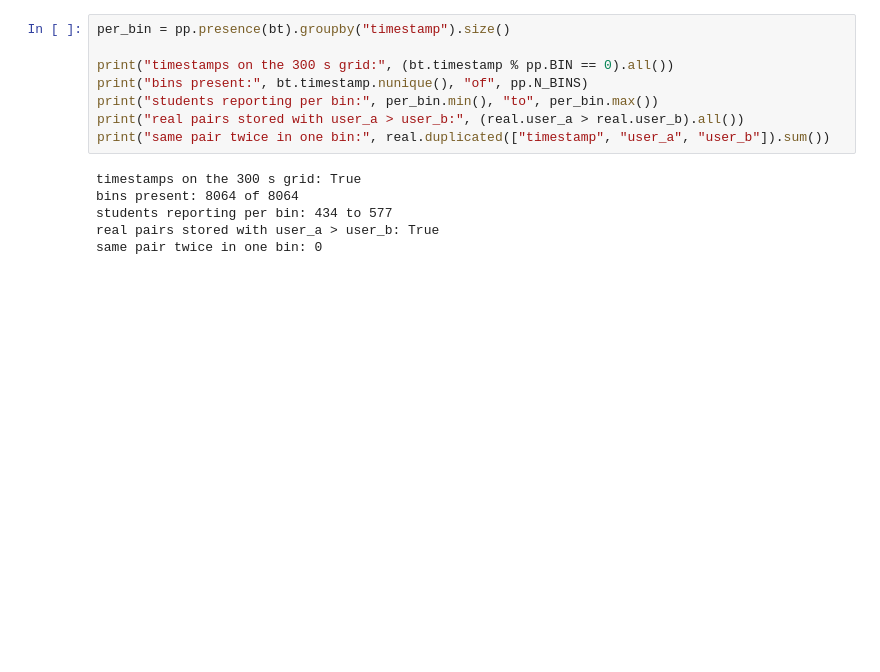
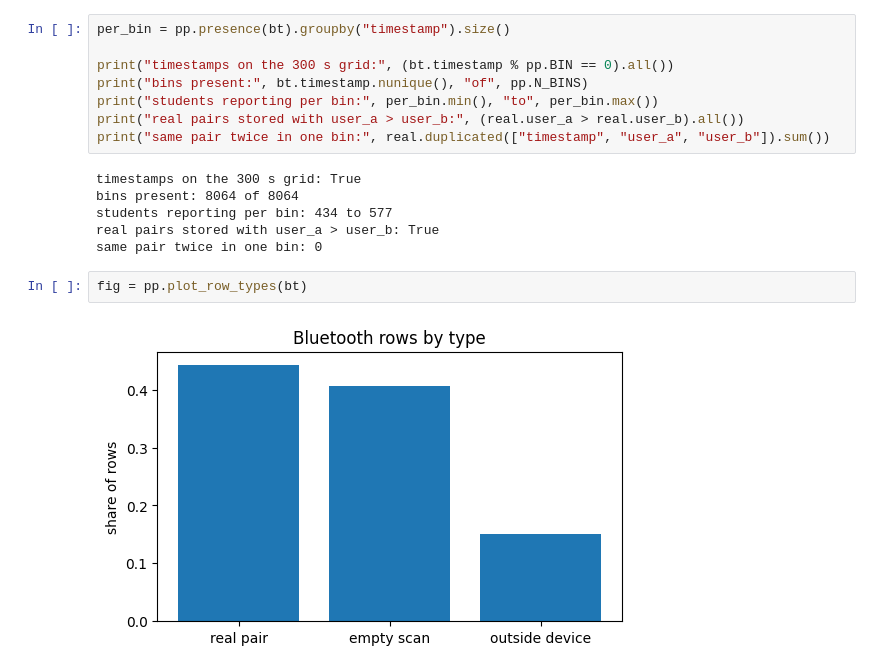
Before and after one commit to s9ib0T/uu-data-mining-1, a Jupyter notebook: notebooks/preprocess.ipynb, the cells around one changed output. Drawn from its saved outputs; the diff is of its cells as text; blank space fills up the shorter version.

Commit message:
add exploration plots

```diff
--- a/notebooks/preprocess.ipynb
+++ b/notebooks/preprocess.ipynb
@@ -86,3 +100,7 @@ bins present: 8064 of 8064
 students reporting per bin: 434 to 577
 real pairs stored with user_a > user_b: True
 same pair twice in one bin: 0
+# %%
+fig = pp.plot_row_types(bt)
+# %% [output]
+[figure, added]
```
Also changed, not shown: parts of 16 cells of this notebook, 2 other files.
